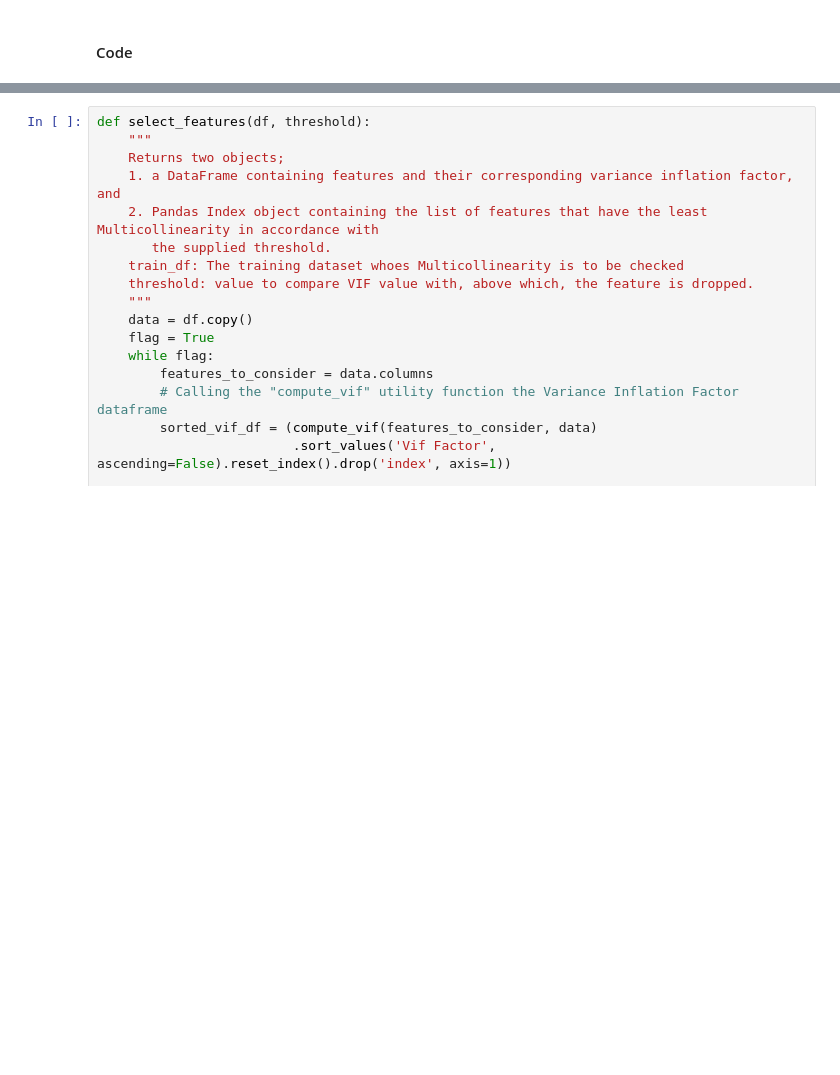
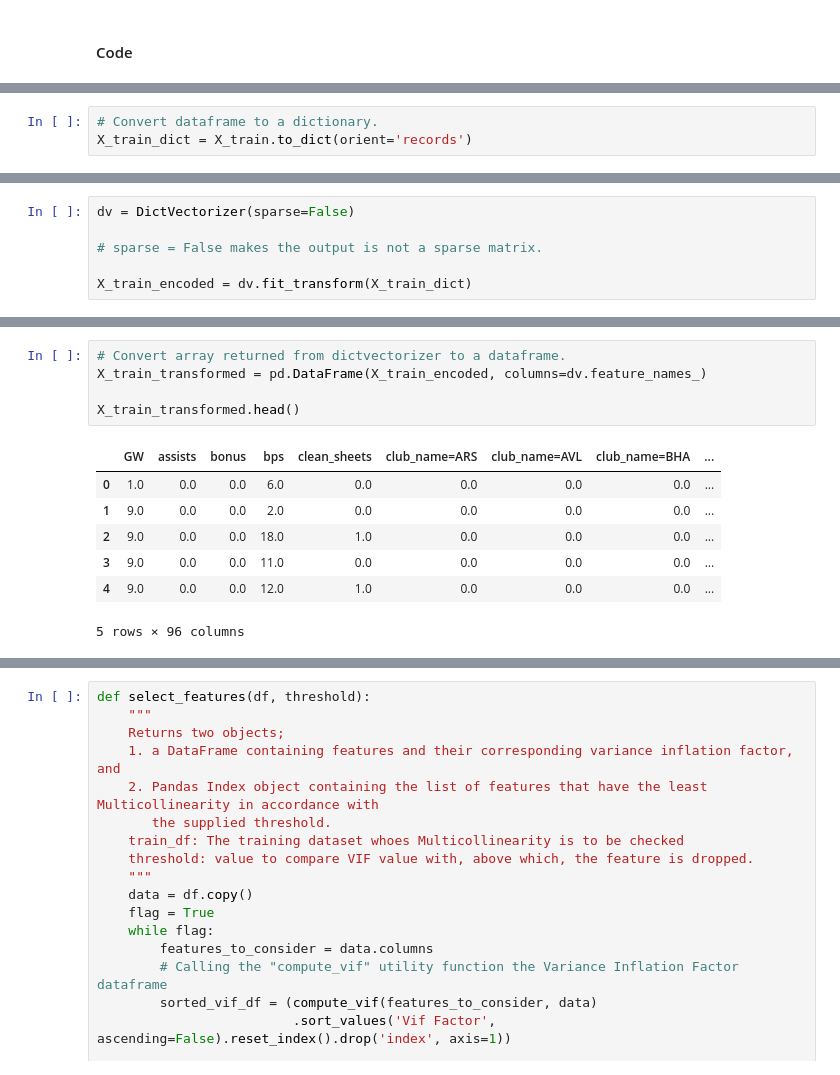
Before and after one commit to laniyadapo/FantasyPremierLeague, a Jupyter notebook: fantasy_train.ipynb, the cells around one changed output, grey strips where cells are left out. Saved outputs shown, nothing was run; the diff lists cells and outputs as text; blank space fills up the shorter version.

```diff
--- a/fantasy_train.ipynb
+++ b/fantasy_train.ipynb
@@ -728,0 +751,3 @@ array([[ 1.,  0.,  0., ...,  0.,  1.,  0.],
+# %%
+# Convert dataframe to a dictionary.
+X_train_dict = X_train.to_dict(orient='records')
@@ -728,0 +775,6 @@ array([[ 1.,  0.,  0., ...,  0.,  1.,  0.],
+# %%
+dv = DictVectorizer(sparse=False)
+
+# sparse = False makes the output is not a sparse matrix.
+
+X_train_encoded = dv.fit_transform(X_train_dict)
@@ -752,0 +836,13 @@ vocab
+# %%
+# Convert array returned from dictvectorizer to a dataframe.
+X_train_transformed = pd.DataFrame(X_train_encoded, columns=dv.feature_names_)
+
+X_train_transformed.head()
+# %% [output]
+|  | GW | assists | bonus | bps | clean_sheets | club_name=ARS | club_name=AVL | club_name=BHA | ... |
+| 0 | 1.0 | 0.0 | 0.0 | 6.0 | 0.0 | 0.0 | 0.0 | 0.0 | ... |
+| 1 | 9.0 | 0.0 | 0.0 | 2.0 | 0.0 | 0.0 | 0.0 | 0.0 | ... |
+| 2 | 9.0 | 0.0 | 0.0 | 18.0 | 1.0 | 0.0 | 0.0 | 0.0 | ... |
+| 3 | 9.0 | 0.0 | 0.0 | 11.0 | 0.0 | 0.0 | 0.0 | 0.0 | ... |
+| 4 | 9.0 | 0.0 | 0.0 | 12.0 | 1.0 | 0.0 | 0.0 | 0.0 | ... |
+5 rows × 96 columns
```
Also changed, not shown: parts of 119 cells of this notebook, 1 other file.
